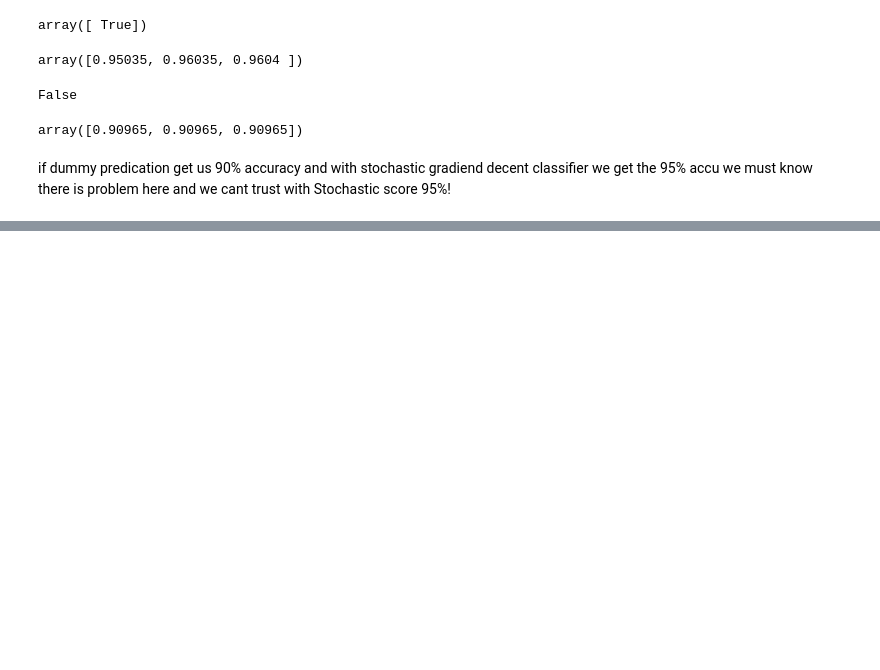
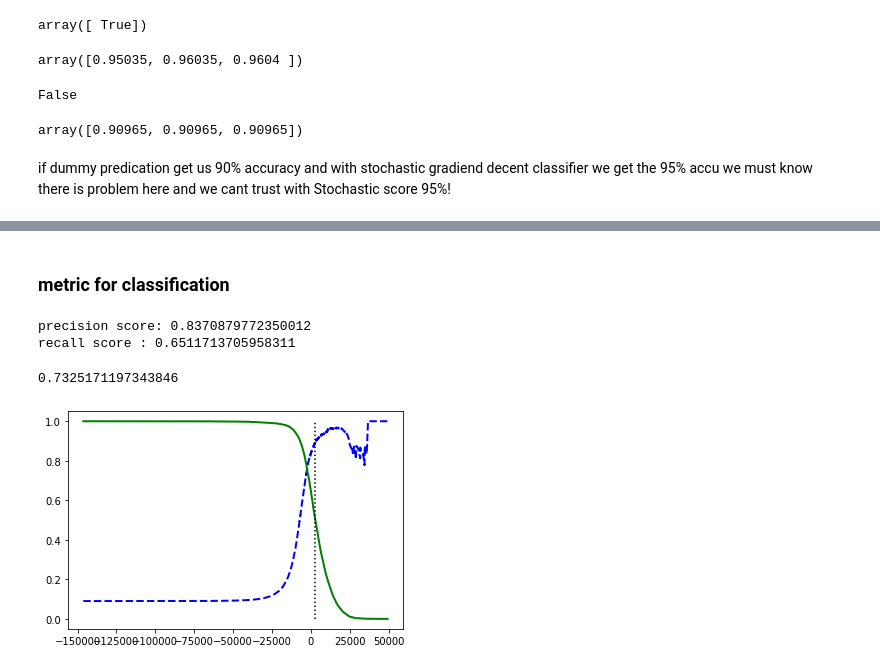
Before and after one commit to mhrezabod/Practice, a Jupyter notebook: basic training/3-classification sample/classification pr.ipynb, the cells around one changed output, grey strips where cells are left out. Cells and saved outputs as stored; diff of their text form; code cells hidden in the pictures; blank space fills up the shorter version.

Commit message:
precision and recall , thresholds

```diff
--- a/basic training/3-classification sample/classification pr.ipynb
+++ b/basic training/3-classification sample/classification pr.ipynb
@@ -83,0 +95,31 @@ we must know there is problem here and we cant trust with Stochastic score 95%!
+# %% [markdown]
+### metric for classification
+# %%
+from sklearn.metrics import precision_score, recall_score
+print("precision score:",precision_score(y_train_5, y_train_pred))
+print("recall score :", recall_score(y_train_5, y_train_pred))
+# %% [output]
+precision score: 0.8370879772350012
+recall score : 0.6511713705958311
+# %%
+from sklearn.metrics import f1_score
+f1_score(y_train_5, y_train_pred)
+# %% [output]
+0.7325171197343846
+# %%
+y_scores = cross_val_predict(sgd_clf, X_train, y_train_5, cv=3,
+method="decision_function")
+# %%
+from sklearn.metrics import precision_recall_curve
+precisions, recalls, thresholds = precision_recall_curve(y_train_5, y_scores)
+# %%
+threshold = 3000
+
+plt.plot(thresholds, precisions[:-1], "b--", label="Precision",
+linewidth=2)
+plt.plot(thresholds, recalls[:-1], "g-", label="Recall",
+linewidth=2)
+plt.vlines(threshold, 0, 1.0, "k", "dotted", label="threshold")
+plt.show()
+# %% [output]
+[figure, added]
```
Also changed, not shown: parts of 2 cells of this notebook.
